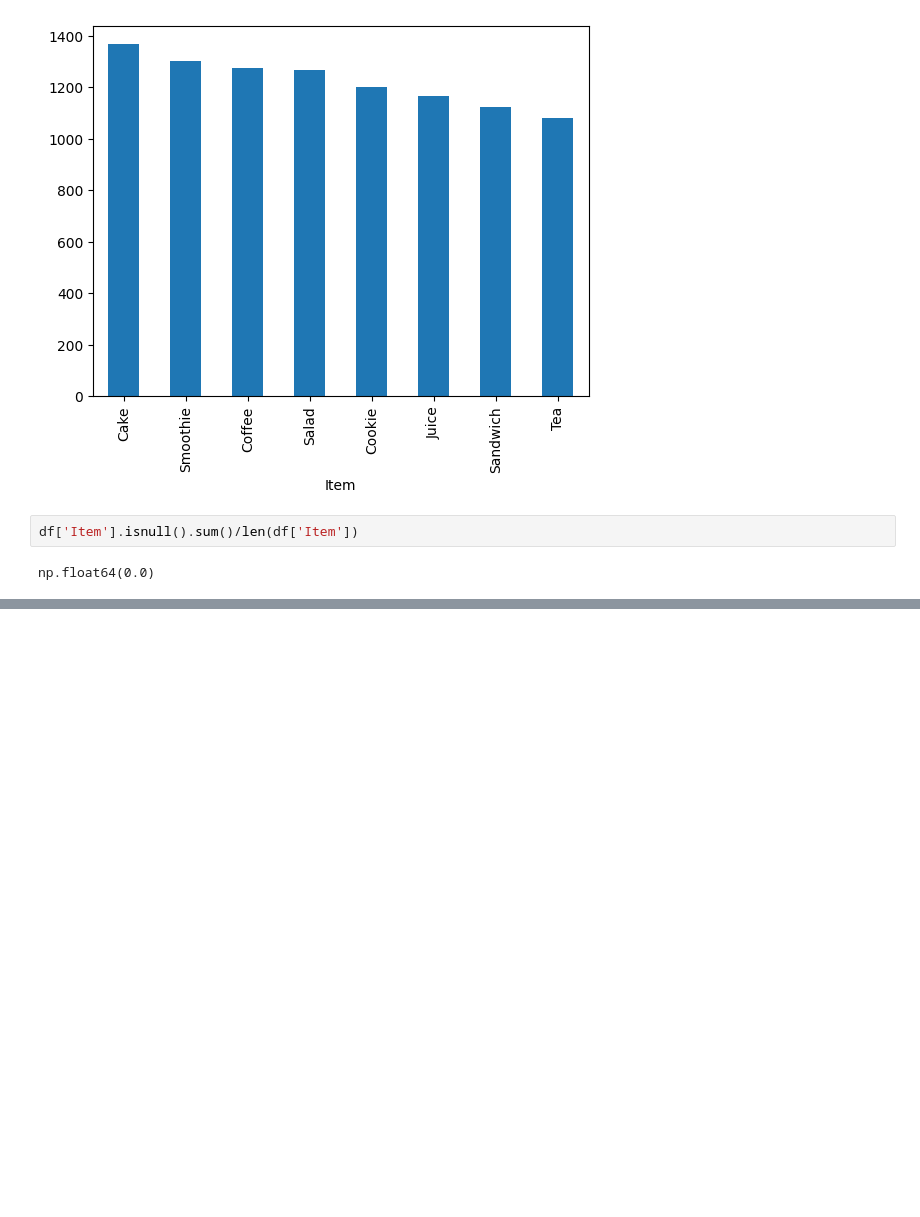
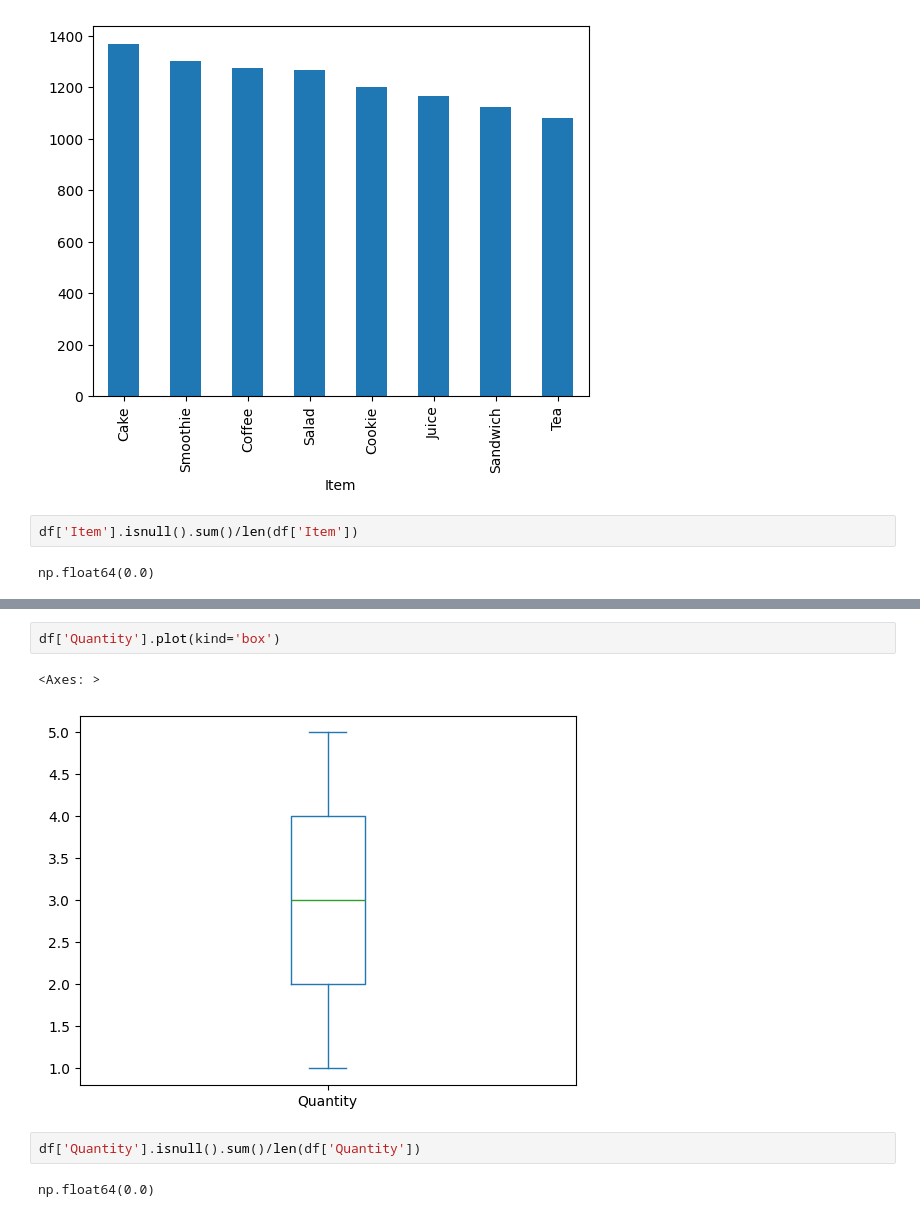
Before and after one commit to aayushmanz/Python-For-Data-Science, a Jupyter notebook: Pandas in Python/Practice in pandas/Practice_6_Dirty_cafe_sales.ipynb, the cells around one changed output, grey strips where cells are left out. Saved outputs shown, nothing was run; the diff lists cells and outputs as text; blank space fills up the shorter version.

```diff
--- a/Pandas in Python/Practice in pandas/Practice_6_Dirty_cafe_sales.ipynb
+++ b/Pandas in Python/Practice in pandas/Practice_6_Dirty_cafe_sales.ipynb
@@ -370,0 +429,9 @@ np.float64(0.0)
+# %%
+df['Quantity'].plot(kind='box')
+# %% [output]
+<Axes: >
+[figure, added]
+# %%
+df['Quantity'].isnull().sum()/len(df['Quantity'])
+# %% [output]
+np.float64(0.0)
```
Also changed, not shown: parts of 15 cells of this notebook, 1 other file.
